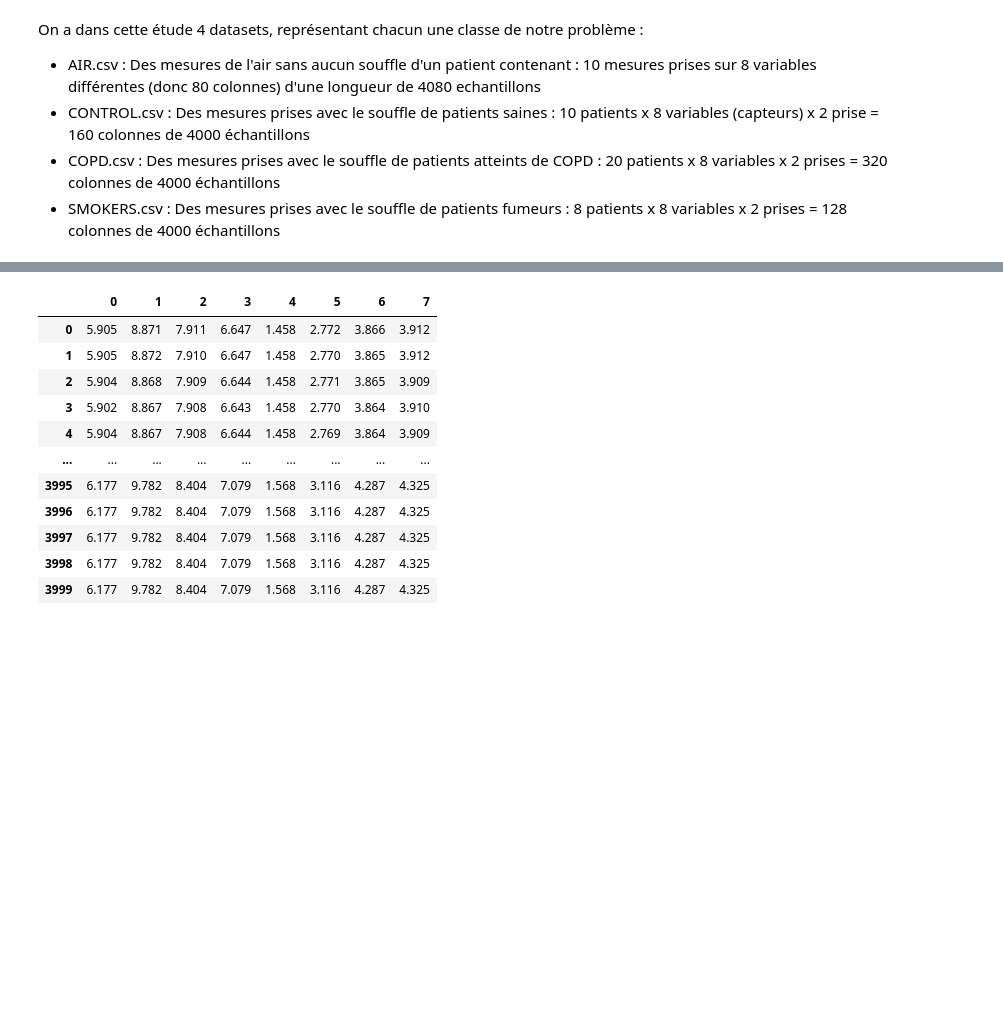
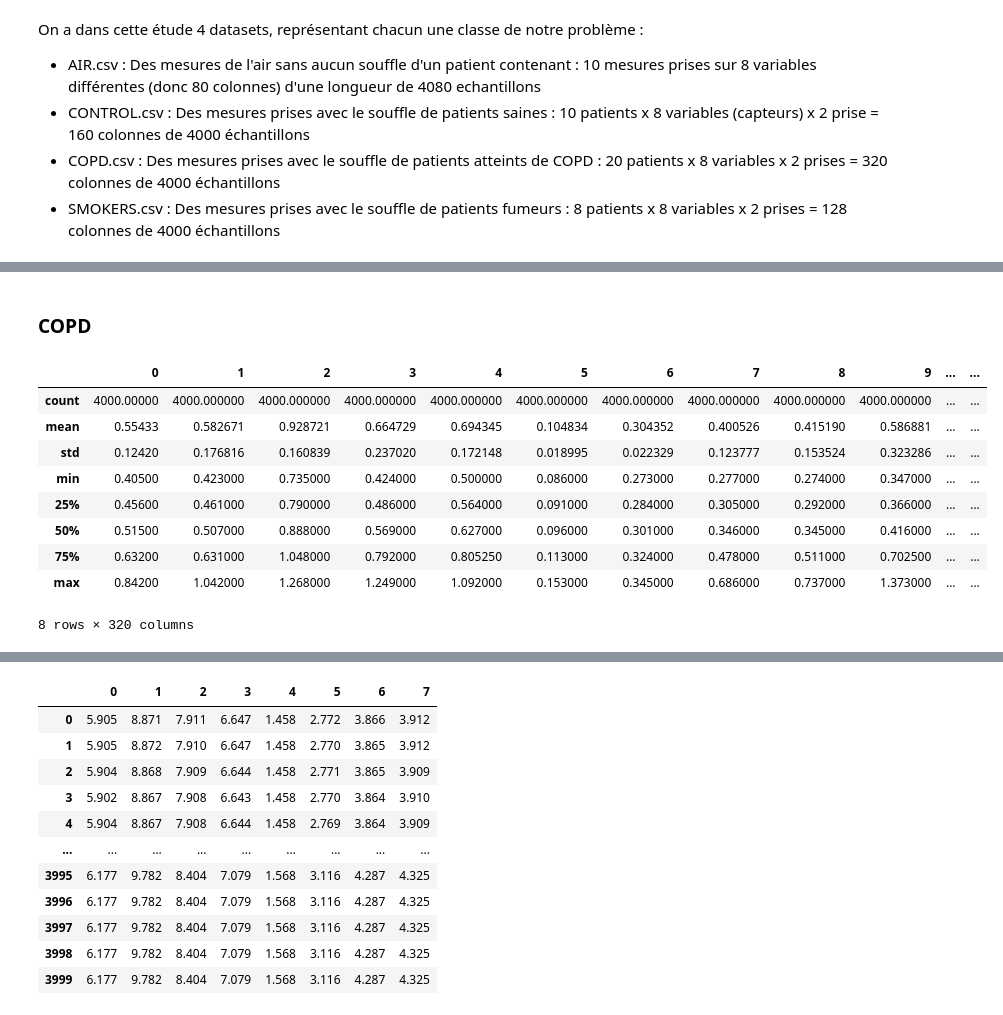
Before and after one commit to MohamedNennouche/COPD-Detection, a Jupyter notebook: COPD-notebook.ipynb, the cells around one changed output, grey strips where cells are left out. Saved outputs shown, nothing was run; the diff lists cells and outputs as text; code cells hidden in the pictures; blank space fills up the shorter version.

```diff
--- a/COPD-notebook.ipynb
+++ b/COPD-notebook.ipynb
@@ -30,0 +52,15 @@ monFichier
+# %% [markdown]
+### COPD
+# %%
+data_copd.describe()
+# %% [output]
+|  | 0 | 1 | 2 | 3 | 4 | 5 | 6 | 7 | 8 | 9 | ... | ... |
+| count | 4000.00000 | 4000.000000 | 4000.000000 | 4000.000000 | 4000.000000 | 4000.000000 | 4000.000000 | 4000.000000 | 4000.000000 | 4000.000000 | ... | ... |
+| mean | 0.55433 | 0.582671 | 0.928721 | 0.664729 | 0.694345 | 0.104834 | 0.304352 | 0.400526 | 0.415190 | 0.586881 | ... | ... |
+| std | 0.12420 | 0.176816 | 0.160839 | 0.237020 | 0.172148 | 0.018995 | 0.022329 | 0.123777 | 0.153524 | 0.323286 | ... | ... |
+| min | 0.40500 | 0.423000 | 0.735000 | 0.424000 | 0.500000 | 0.086000 | 0.273000 | 0.277000 | 0.274000 | 0.347000 | ... | ... |
+| 25% | 0.45600 | 0.461000 | 0.790000 | 0.486000 | 0.564000 | 0.091000 | 0.284000 | 0.305000 | 0.292000 | 0.366000 | ... | ... |
+| 50% | 0.51500 | 0.507000 | 0.888000 | 0.569000 | 0.627000 | 0.096000 | 0.301000 | 0.346000 | 0.345000 | 0.416000 | ... | ... |
+| 75% | 0.63200 | 0.631000 | 1.048000 | 0.792000 | 0.805250 | 0.113000 | 0.324000 | 0.478000 | 0.511000 | 0.702500 | ... | ... |
+| max | 0.84200 | 1.042000 | 1.268000 | 1.249000 | 1.092000 | 0.153000 | 0.345000 | 0.686000 | 0.737000 | 1.373000 | ... | ... |
+8 rows × 320 columns
```
Also changed, not shown: parts of 13 cells of this notebook, 2 other files.
